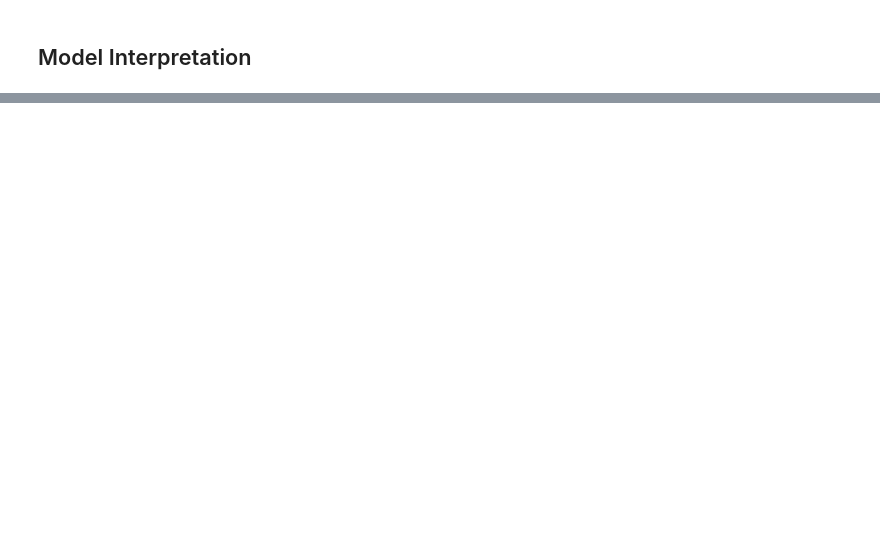
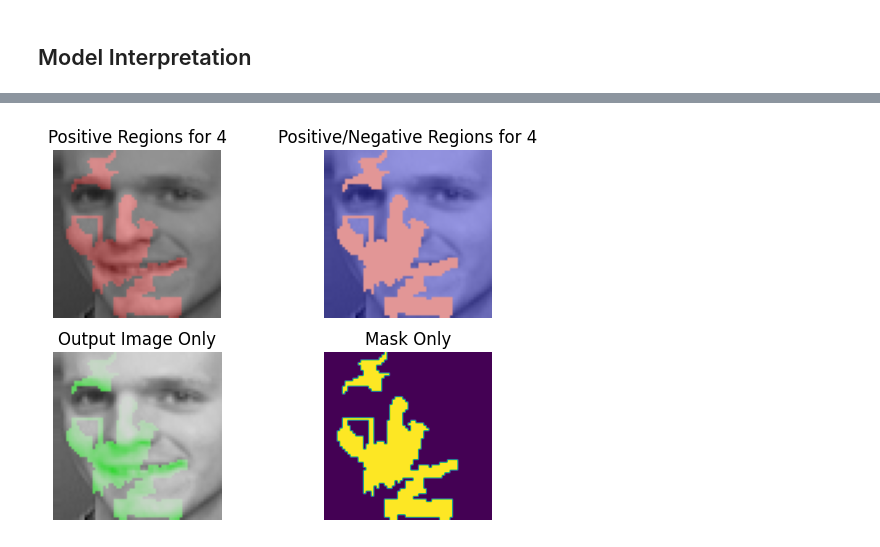
Before and after one commit to youjin2/ds, a Jupyter notebook: ds053/notebooks/surrogate_analysis_lime_for_image_data.ipynb, the cells around one changed output, grey strips where cells are left out. Drawn from its saved outputs; the diff is of its cells as text; code cells hidden in the pictures; blank space fills up the shorter version.

```diff
--- a/ds053/notebooks/surrogate_analysis_lime_for_image_data.ipynb
+++ b/ds053/notebooks/surrogate_analysis_lime_for_image_data.ipynb
@@ -205,0 +303,16 @@ plt.imshow(segmenter.target_fn(X_rgb[0]))
+# %%
+"""
+Wrapper class for the example pipeline above (see src/surrogate/lime.py)
+"""
+
+lis = LimeImageSummarizer(
+    explainer=explainer,
+    segmentation_fn=segmenter,
+    classifier_fn=pipeline.predict_proba
+)
+# %%
+lis.set_data(X_test, y_test)
+# %%
+explanation, fig = lis(0)
+# %% [output]
+[figure, added]
```
Also changed, not shown: parts of 26 cells of this notebook.
